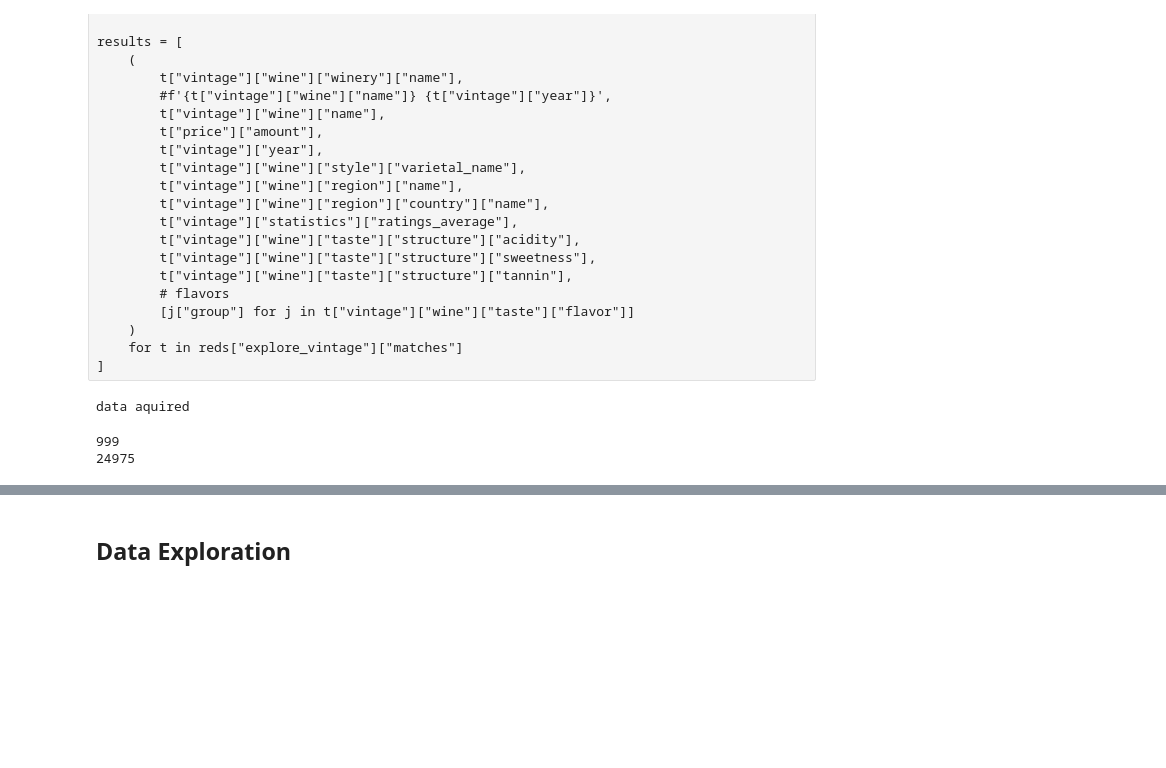
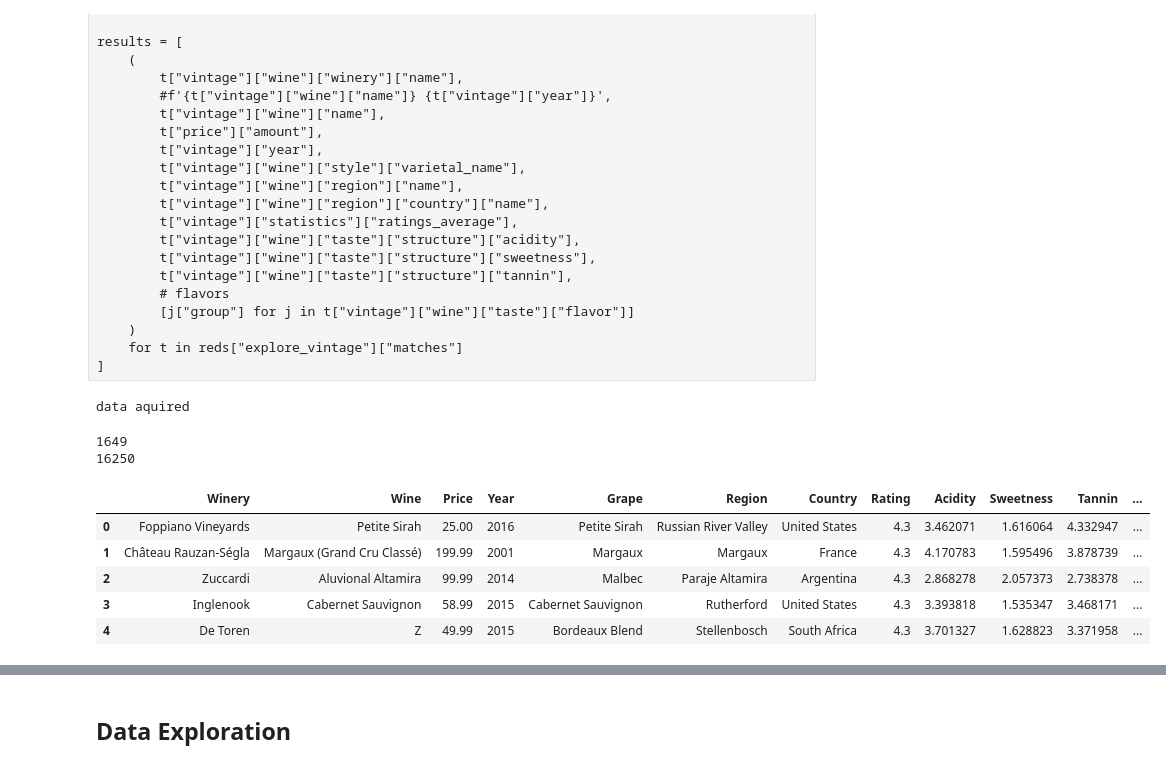
Before and after one commit to dylanw-main/Data_Analytics, a Jupyter notebook: Final_Project_Notebook.ipynb, the cells around one changed output, grey strips where cells are left out. Drawn from its saved outputs; the diff is of its cells as text; code cells hidden in the pictures; blank space fills up the shorter version.

Commit message:
57000 wines

```diff
--- a/Final_Project_Notebook.ipynb
+++ b/Final_Project_Notebook.ipynb
@@ -89,7 +89,7 @@ headers= {"User-Agent": "Mozilla/5.0 (X11; Linux x86_64) AppleWebKit/537.36 (KHT
 matches = []
 
 # loops through pages; ~40,000 wines, 25 per page -> ~1600 pages; but sample less
-for i, page_num in enumerate(range(1, 1000)):
+for i, page_num in enumerate(range(1000, 1650)):
     r = requests.get(url,
         params = {
             "country_code": "US",
@@ -112,29 +112,35 @@ data aquired
 # %%
 results = [
     (
         t["vintage"]["wine"]["winery"]["name"],
         #f'{t["vintage"]["wine"]["name"]} {t["vintage"]["year"]}',
         t["vintage"]["wine"]["name"],
         t["price"]["amount"],
         t["vintage"]["year"],
         t["vintage"]["wine"]["style"]["varietal_name"] if t["vintage"]["wine"]["style"] != None else float("NaN"),
         t["vintage"]["wine"]["region"]["name"],
         t["vintage"]["wine"]["region"]["country"]["name"],
         t["vintage"]["statistics"]["ratings_average"],
         t["vintage"]["wine"]["taste"]["structure"]["acidity"] if t["vintage"]["wine"]["taste"]["structure"] != None else float("NaN"),
         t["vintage"]["wine"]["taste"]["structure"]["sweetness"] if t["vintage"]["wine"]["taste"]["structure"] != None else float("NaN"),
         t["vintage"]["wine"]["taste"]["structure"]["tannin"] if t["vintage"]["wine"]["taste"]["structure"] != None else float("NaN"),
         # flavors
         [j["group"] for j in t["vintage"]["wine"]["taste"]["flavor"]] if t["vintage"]["wine"]["taste"]["flavor"] != None else float("NaN")
     ) for t in matches
 ]
 
-df_reds = pd.DataFrame(results,columns=['Winery','Wine','Price','Year','Grape','Region','Country','Rating','Acidity','Sweetness','Tannin','Flavor'])
+df_reds2 = pd.DataFrame(results,columns=['Winery','Wine','Price','Year','Grape','Region','Country','Rating','Acidity','Sweetness','Tannin','Flavor'])
 #df_reds = pd.DataFrame(results,columns=['Winery','Wine','Price','Year','Region','Country','Rating','Acidity','Sweetness','Tannin','Flavor'])
 print(page_num)
-print(len(df_reds))
-df_reds.head()
-df_reds.to_pickle("./reds.pkl")  # saves the database
+print(len(df_reds2))
+df_reds2.head()
+#df_reds.to_pickle("./reds.pkl")  # saves the database
 # %% [output]
-999
-24975
+1649
+16250
+|  | Winery | Wine | Price | Year | Grape | Region | Country | Rating | Acidity | Sweetness | Tannin | ... |
+| 0 | Foppiano Vineyards | Petite Sirah | 25.00 | 2016 | Petite Sirah | Russian River Valley | United States | 4.3 | 3.462071 | 1.616064 | 4.332947 | ... |
+| 1 | Château Rauzan-Ségla | Margaux (Grand Cru Classé) | 199.99 | 2001 | Margaux | Margaux | France | 4.3 | 4.170783 | 1.595496 | 3.878739 | ... |
+| 2 | Zuccardi | Aluvional Altamira | 99.99 | 2014 | Malbec | Paraje Altamira | Argentina | 4.3 | 2.868278 | 2.057373 | 2.738378 | ... |
+| 3 | Inglenook | Cabernet Sauvignon | 58.99 | 2015 | Cabernet Sauvignon | Rutherford | United States | 4.3 | 3.393818 | 1.535347 | 3.468171 | ... |
+| 4 | De Toren | Z | 49.99 | 2015 | Bordeaux Blend | Stellenbosch | South Africa | 4.3 | 3.701327 | 1.628823 | 3.371958 | ... |
```
Also changed, not shown: parts of 5 cells of this notebook, 1 other file.
